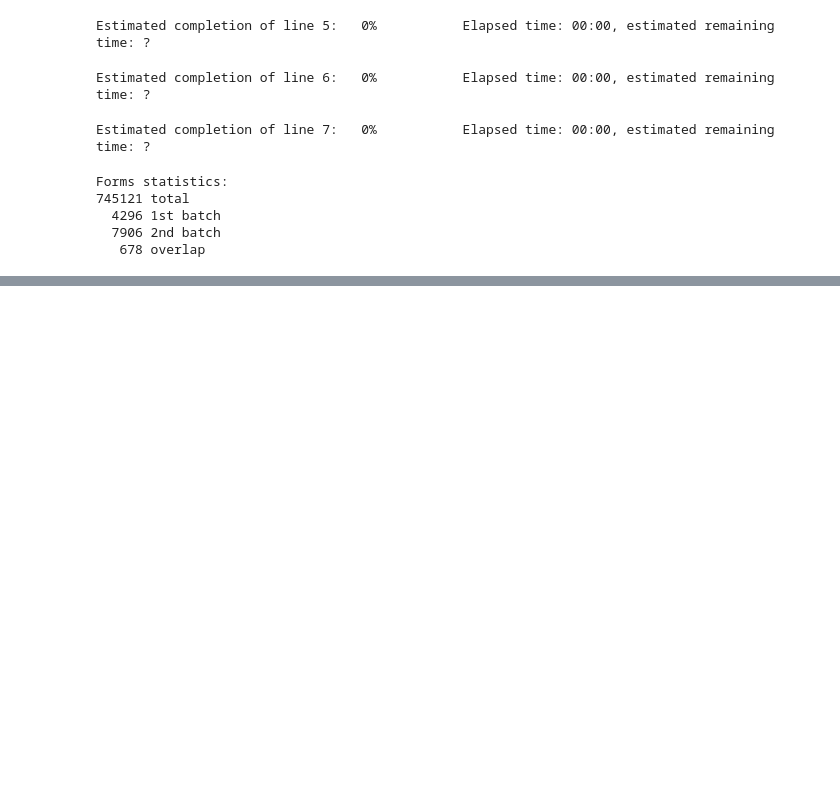
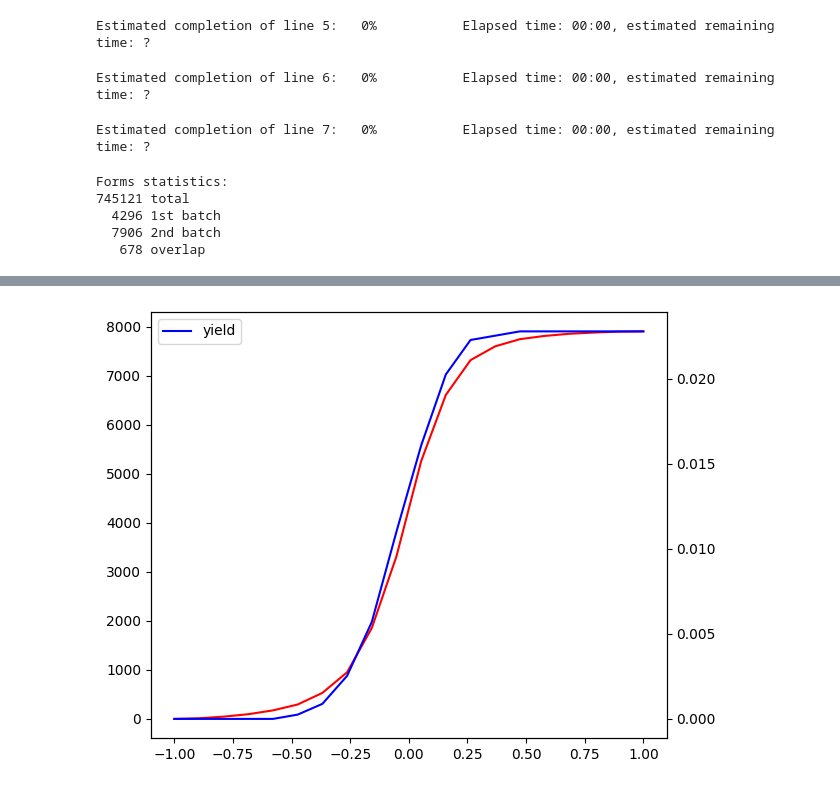
Before and after one commit to breviloquia-italica/pipeline, a Jupyter notebook: 91_wforms-statistics.ipynb, the cells around one changed output, grey strips where cells are left out. Cells and saved outputs as stored; diff of their text form; code cells hidden in the pictures; blank space fills up the shorter version.

```diff
--- a/91_wforms-statistics.ipynb
+++ b/91_wforms-statistics.ipynb
@@ -146,0 +304,26 @@ UserWarning: Distributing <class 'numpy.ndarray'> object. This may take some tim
+# %%
+thresholds = pd.Series(np.linspace(-1,+1,20))
+
+test = pars[pars["snd_batch"] & ~pars["cvx"].isna()]
+
+fig, ax1 = plt.subplots()
+ax2 = ax1.twinx()
+
+ax1.plot(
+    thresholds,
+    thresholds.apply(lambda t: (test["cvx"] <= t).sum()),
+    color="red",
+)
+
+ax2.plot(
+    thresholds,
+    thresholds.apply(lambda t: ((test["cvx"] <= t) & test["status"].eq(1)).mean()),
+    color="blue",
+    label="yield",
+)
+
+plt.legend()
+
+fig.tight_layout()
+plt.show()
+# %% [output]
@@ -146,0 +335 @@ UserWarning: Distributing <class 'numpy.ndarray'> object. This may take some tim
+[figure, added]
```
Also changed, not shown: parts of 9 cells of this notebook, 1 other file.
